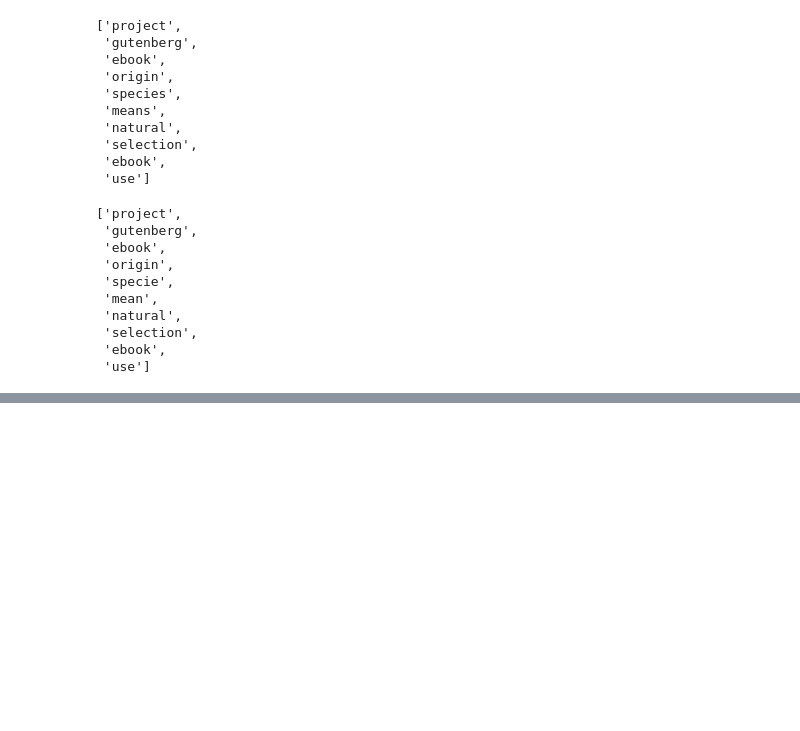
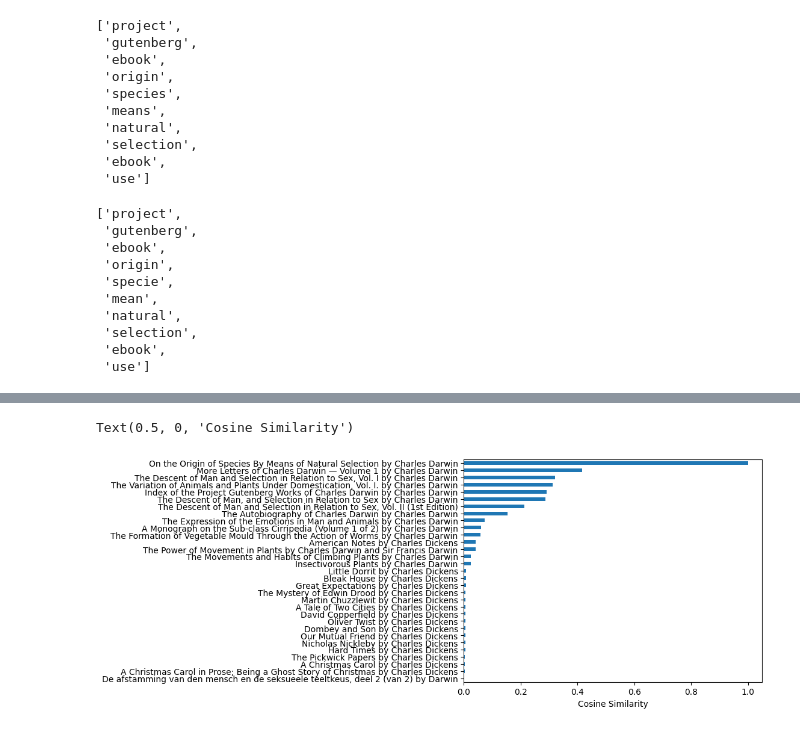
Before and after one commit to vinayad009/Book-Recommendation-System, a Jupyter notebook: book_recommendation_system.ipynb, the cells around one changed output, grey strips where cells are left out. Saved outputs shown, nothing was run; the diff lists cells and outputs as text; code cells hidden in the pictures; blank space fills up the shorter version.

```diff
--- a/book_recommendation_system.ipynb
+++ b/book_recommendation_system.ipynb
@@ -166,0 +167,9 @@ ERROR: Could not build wheels for gensim, which is required to install pyproject
+# %%
+# Load the gensim functions that will allow us to generate tf-idf models
+from gensim.models import TfidfModel
+
+# Generate the tf-idf model
+model = TfidfModel(bows)
+
+# Print the model for input book
+model[bows[book_index]]
@@ -166,0 +219,16 @@ ERROR: Could not build wheels for gensim, which is required to install pyproject
+# %%
+# Load the library allowing similarity computations
+from gensim import similarities
+
+# Compute the cosine similarity matrix (pairwise distance between all texts)
+sims = similarities.MatrixSimilarity(model[bows])
+
+# Transform the resulting list into a dataframe
+sim_df = pd.DataFrame(list(sims))
+
+# Add the titles of the books as columns and index of the dataframe
+sim_df.columns = titles
+sim_df.index = titles
+
+# Print the resulting matrix
+sim_df
@@ -166,0 +255,22 @@ ERROR: Could not build wheels for gensim, which is required to install pyproject
+# %%
+# This is needed to display plots in a notebook
+%matplotlib inline
+
+# Import libraries
+import matplotlib.pyplot as plt
+
+# Select the column corresponding to book_input and
+# print(input_book)
+v = sim_df[input_book]
+
+# Sort by ascending scores
+v_sorted = v.sort_values()
+
+# Plot this data has a horizontal bar plot
+v_sorted.plot.barh()
+
+# Modify the axes labels and plot title for a better readability
+plt.xlabel('Cosine Similarity')
+# %% [output]
+Text(0.5, 0, 'Cosine Similarity')
+[figure, added]
```
Also changed, not shown: parts of 13 cells of this notebook.
